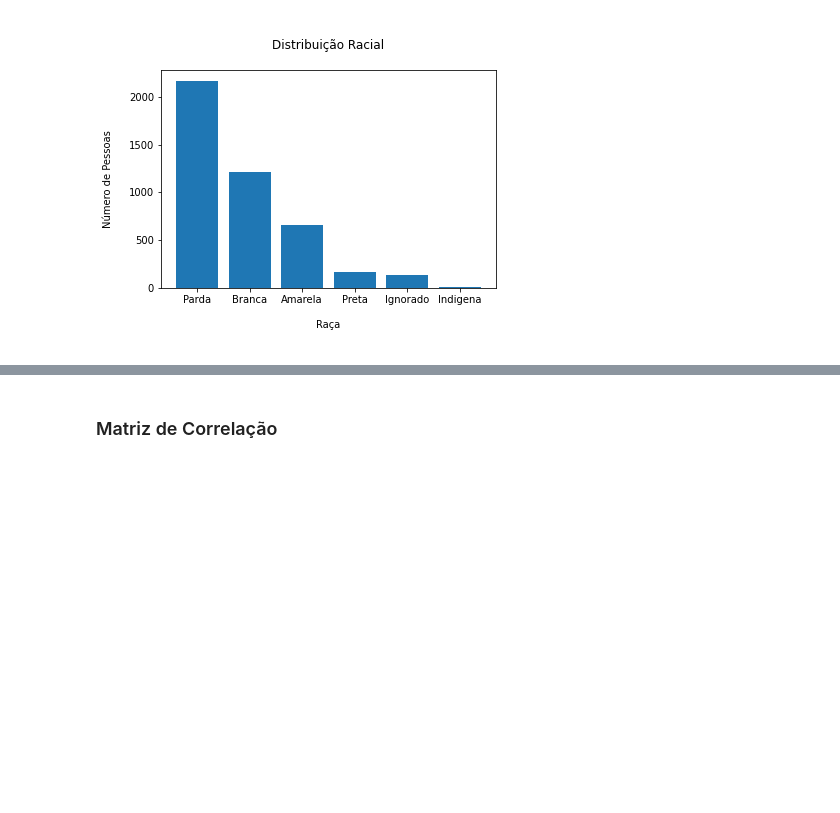
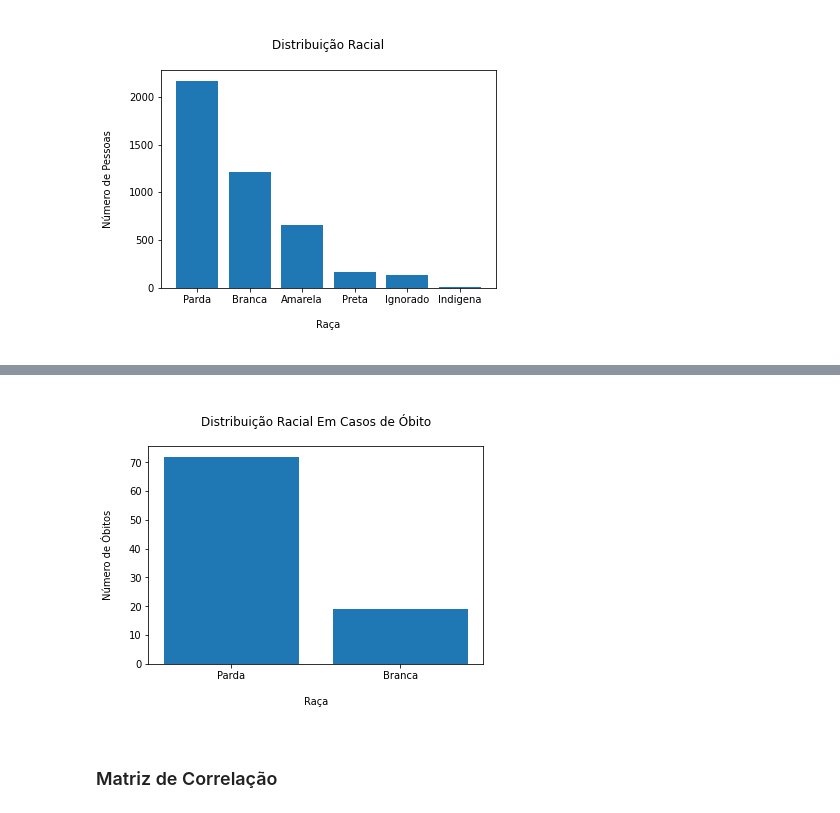
Before and after one commit to saul-rocha/MTI_Ciencia_de_dados, a Jupyter notebook: atividade-covid-picos/covid_picos_exercicio.ipynb, the cells around one changed output, grey strips where cells are left out. Drawn from its saved outputs; the diff is of its cells as text; code cells hidden in the pictures; blank space fills up the shorter version.

```diff
--- a/atividade-covid-picos/covid_picos_exercicio.ipynb
+++ b/atividade-covid-picos/covid_picos_exercicio.ipynb
@@ -111,4 +112,4 @@ dtype: int64
 df_rename.dropna(subset= ["Evolucao_do_Caso"], inplace=True)
 
 ##logo os mesmos podem ser confirmados
-df_rename["Classificacao_Final"].fillna("Confirmado Laboratorial")
+df_rename["Classificacao_Final"].fillna("Confirmado Laboratorial", inplace=True)
@@ -311,5 +316,5 @@ plt.show()
 [figure]
 # %%
 # Demonstrar o distribuição racial em casos com evolução ao Obito!
-evolucao = df_rename.Evolucao_do_Caso.value_counts()[1]
+evolucao = df_rename.loc[df_rename['Evolucao_do_Caso'] == "Obito"]
 evolucao
@@ -316,3 +335,16 @@ evolucao
+# %%
+df_raca = evolucao.Raca_Cor.value_counts().index
+
+df_raca_qtd = evolucao.Raca_Cor.value_counts()
+
+
+plt.bar(df_raca, df_raca_qtd)
+plt.xlabel("\nRaça\n")
+plt.ylabel("Número de Óbitos\n")
+plt.title("\nDistribuição Racial Em Casos de Óbito\n")
+plt.show()
+# %% [output]
+[figure, added]
 # %% [markdown]
 ### Matriz de Correlação
 # %%
```
Also changed, not shown: parts of 8 cells of this notebook, 3 other files.
